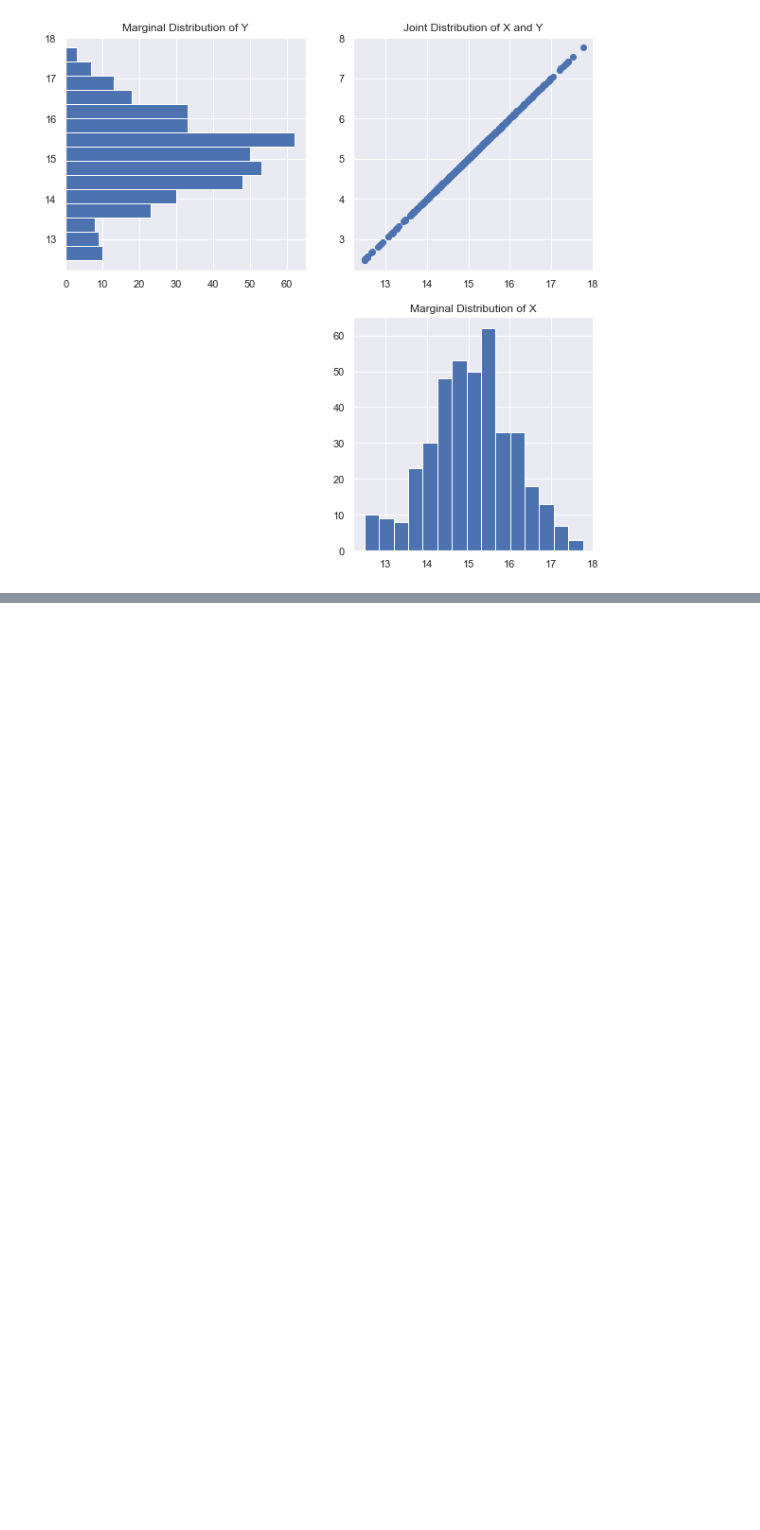
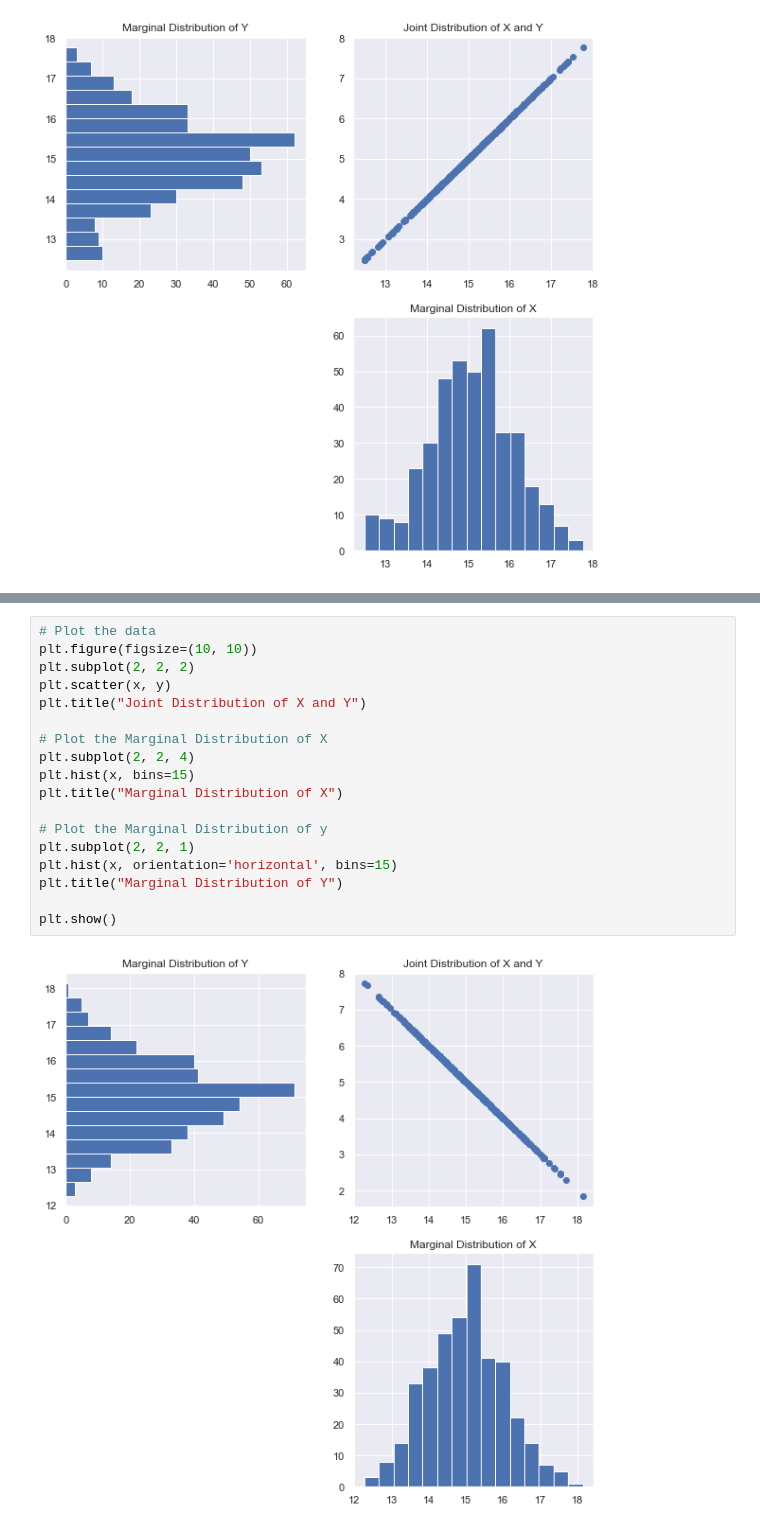
Before and after one commit to anilkunwar/coursera, a Jupyter notebook: Umich_Understanding_and_Visualizing_Data_with_Python/Week3_Multivariate-Distributions.ipynb, the cells around one changed output, grey strips where cells are left out. Cells and saved outputs as stored; diff of their text form; blank space fills up the shorter version.

```diff
--- a/Umich_Understanding_and_Visualizing_Data_with_Python/Week3_Multivariate-Distributions.ipynb
+++ b/Umich_Understanding_and_Visualizing_Data_with_Python/Week3_Multivariate-Distributions.ipynb
@@ -69,0 +100,20 @@ plt.show()
+# %%
+# Plot the data
+plt.figure(figsize=(10, 10))
+plt.subplot(2, 2, 2)
+plt.scatter(x, y)
+plt.title("Joint Distribution of X and Y")
+
+# Plot the Marginal Distribution of X
+plt.subplot(2, 2, 4)
+plt.hist(x, bins=15)
+plt.title("Marginal Distribution of X")
+
+# Plot the Marginal Distribution of y
+plt.subplot(2, 2, 1)
+plt.hist(x, orientation='horizontal', bins=15)
+plt.title("Marginal Distribution of Y")
+
+plt.show()
+# %% [output]
+[figure, added]
```
Also changed, not shown: parts of 3 cells of this notebook.
